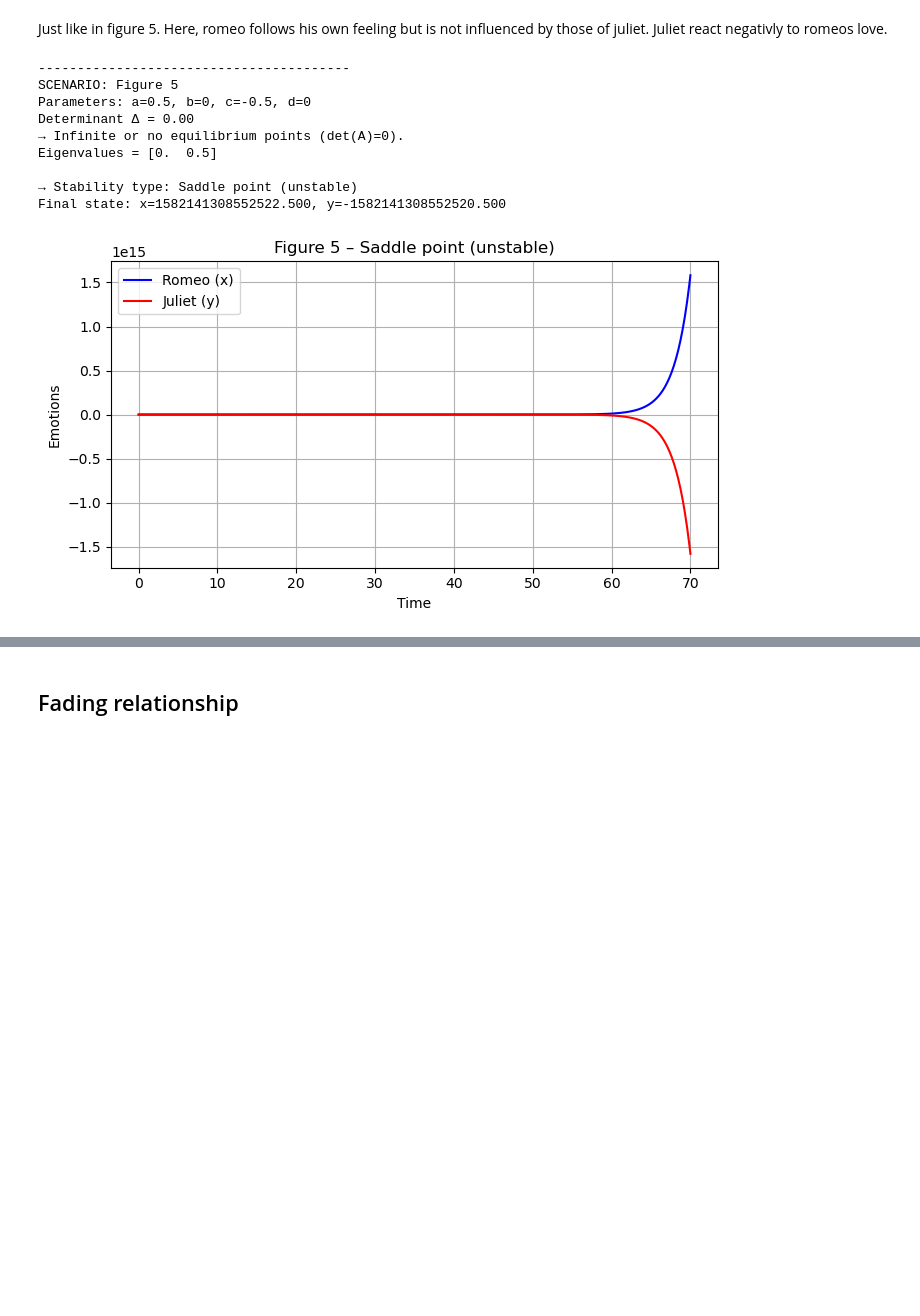
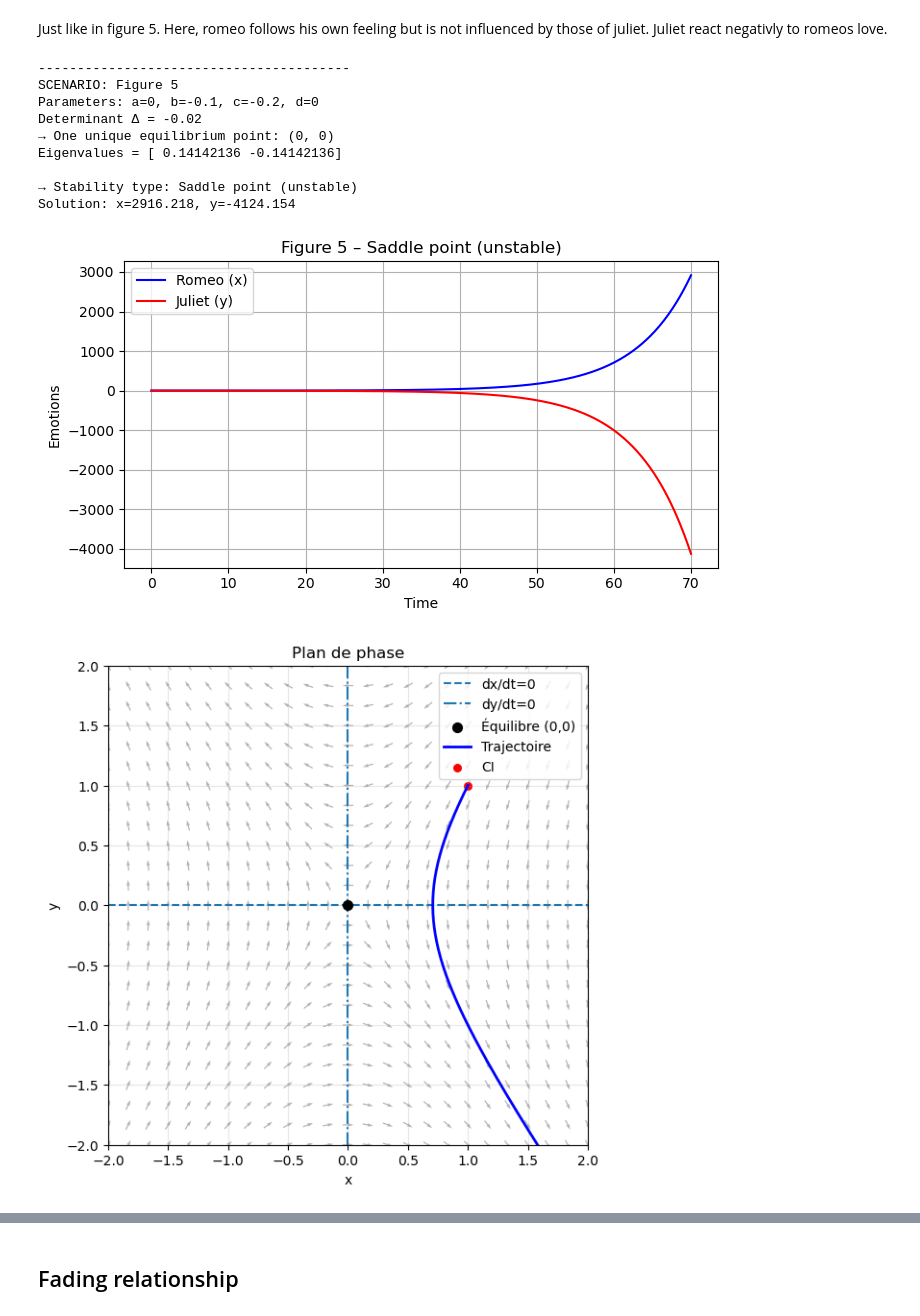
Before and after one commit to leaponsi/Psycho-Affective_Stability, a Jupyter notebook: mathmodelingproject.ipynb, the cells around one changed output, grey strips where cells are left out. Drawn from its saved outputs; the diff is of its cells as text; code cells hidden in the pictures; blank space fills up the shorter version.

```diff
--- a/mathmodelingproject.ipynb
+++ b/mathmodelingproject.ipynb
@@ -98,9 +156,10 @@ def run_scenario(name, a, b, c, d, x0, y0):
     print(f"→ Stability type: {stability}")
 
     sol = simulate_system(a, b, c, d, x0, y0)
-    print(f"Final state: x={sol.y[0, -1]:.3f}, y={sol.y[1, -1]:.3f}")
+    print(f"Solution: x={sol.y[0, -1]:.3f}, y={sol.y[1, -1]:.3f}")
 
     plot_evolution(sol, f"{name} – {stability}")
+    plot_phase_plane(a, b, c, d, sol=sol, xlim=(-2,2), ylim=(-2,2))
 # %% [markdown]
 How to use it : copy and paste the following code :
 # %%
@@ -130,11 +189,13 @@ As presented in figures 1 and 2 in the article, you will find below mutual and i
 scenarios = {
     "Figure 1": (0, 0.2, 0.05, 0),
     "Figure 2": (0, 0.2, 0.1, 0),
+    "Mutual and increasing love": (0, 0.2, 0.18, 0),
+    "case two": (1, 1, 1, 1)
     }
 
 # Run them all
 for name, params in scenarios.items():
-    run_scenario(name, *params, x0=1, y0=1)
+    run_scenario(name, *params, x0=0.1, y0=0.1)
 # %% [output]
 ----------------------------------------
 SCENARIO: Figure 1
@@ -163,7 +248,7 @@ In figure 3, we have an endless cycle of love versus strife. It is not very well
 To represent such relationship, we focus once again on **_b_** and **_c_**. We have to chose the parameter so one is positive and the other is negative.
 # %%
 scenarios = {
-    "Figure 3": (0, 0.5, -0.5, 0)
+    "Figure 3": (0, 0.5, -0.5, 0),
     }
 
 # Run them all
@@ -187,20 +273,22 @@ Just like in figure 5.
 Here, romeo follows his own feeling but is not influenced by those of juliet. Juliet react negativly to romeos love.
 # %%
 scenarios = {
-    "Figure 5": (0.5, 0, -0.5, 0)
+    "Figure 5": (0, -0.1, -0.2, 0),
+    "case one": (0, 0, 0.2, 0.1)
     }
 
 # Run them all
 for name, params in scenarios.items():
     run_scenario(name, *params, x0=1, y0=1)
 # %% [output]
 ----------------------------------------
 SCENARIO: Figure 5
-Parameters: a=0.5, b=0, c=-0.5, d=0
-Determinant Δ = 0.00
-→ Infinite or no equilibrium points (det(A)=0).
-Eigenvalues = [0.  0.5]
+Parameters: a=0, b=-0.1, c=-0.2, d=0
+Determinant Δ = -0.02
+→ One unique equilibrium point: (0, 0)
+Eigenvalues = [ 0.14142136 -0.14142136]
 
 → Stability type: Saddle point (unstable)
-Final state: x=1582141308552522.500, y=-1582141308552520.500
+Solution: x=2916.218, y=-4124.154
-[figure, old version]
+[figure, new version]
+[figure, added]
```
Also changed, not shown: parts of 7 cells of this notebook.
